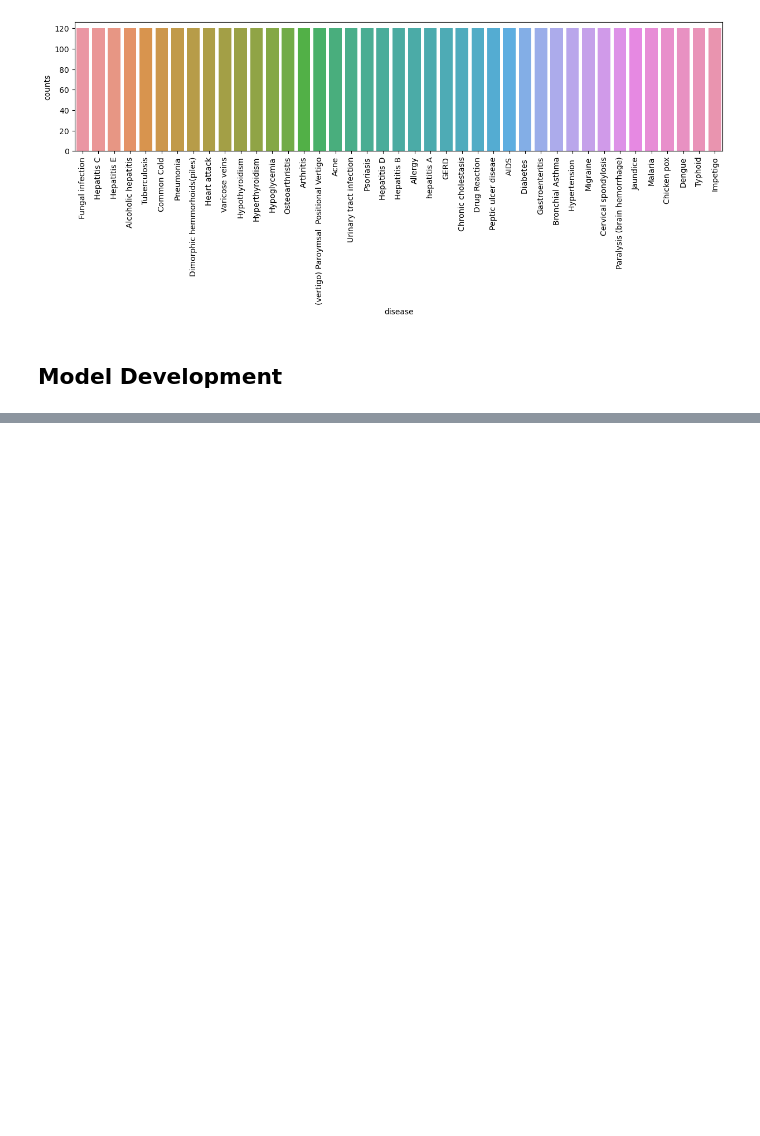
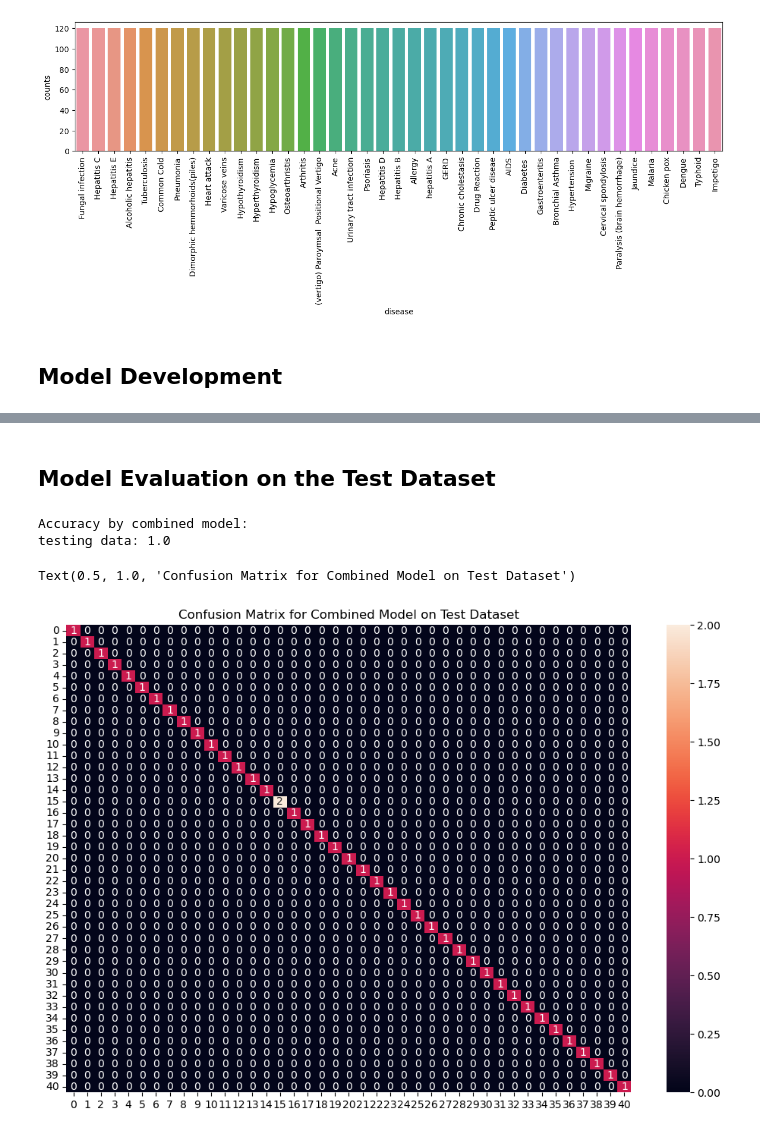
Before and after one commit to Afsoon-Ghazanfari/DataScienceRoadMap, a Jupyter notebook: Disease_Prediction.ipynb, the cells around one changed output, grey strips where cells are left out. Cells and saved outputs as stored; diff of their text form; code cells hidden in the pictures; blank space fills up the shorter version.

Commit message:
creating the model and evaluate it

```diff
--- a/Disease_Prediction.ipynb
+++ b/Disease_Prediction.ipynb
@@ -96,7 +99,6 @@ df['prognosis']=encoded_target_array
 # %%
-#from sklearn.preprocessing import LabelEncoder
-#encoder = LabelEncoder()
-#data["prognosis"] = encoder.fit_transform(data["prognosis"])
+encoder = LabelEncoder()
+df["prognosis"] = encoder.fit_transform(df["prognosis"])
 # %% [markdown]
 ## Model Development
 # %%
@@ -119,0 +170,32 @@ gnb_pred=gnb_model.predict(X_test)
+# %%
+#Reading the test dataset
+test_df=pd.read_csv('/Users/afsoon/Documents/Data/DataScienceRoadmap/disease/Testing.csv')
+
+test_X=test_df.drop('prognosis', axis=1)
+test_y=encoder.transform(test_df['prognosis'])
+# %%
+#Predicting test dataset
+final_rfc_pred=rfc_model.predict(test_X)
+final_svm_pred=svm_model.predict(test_X)
+final_gnb_pred=gnb_model.predict(test_X)
+# %%
+#To build a robust model we can combine all
+#take mode of the predictions of all models so that even one model makes wrong, the final output would be correct
+#This approach will help us to keep the predictions much more accurate on completely unseen data
+
+final_pred=[mode([i,j,k])[0][0] for i,j,k in zip(final_rfc_pred, final_svm_pred, final_gnb_pred)]
+# %% [markdown]
+## Model Evaluation on the Test Dataset
+# %%
+print('Accuracy by combined model:')
+print(f'testing data: {accuracy_score(test_y,final_pred)}')
+# %% [output]
+Accuracy by combined model:
+testing data: 1.0
+# %%
+plt.figure(figsize=(12,8))
+sns.heatmap(confusion_matrix(test_y,final_pred),annot=True)
+plt.title("Confusion Matrix for Combined Model on Test Dataset")
+# %% [output]
+Text(0.5, 1.0, 'Confusion Matrix for Combined Model on Test Dataset')
+[figure, added]
```
Also changed, not shown: parts of 9 cells of this notebook.
